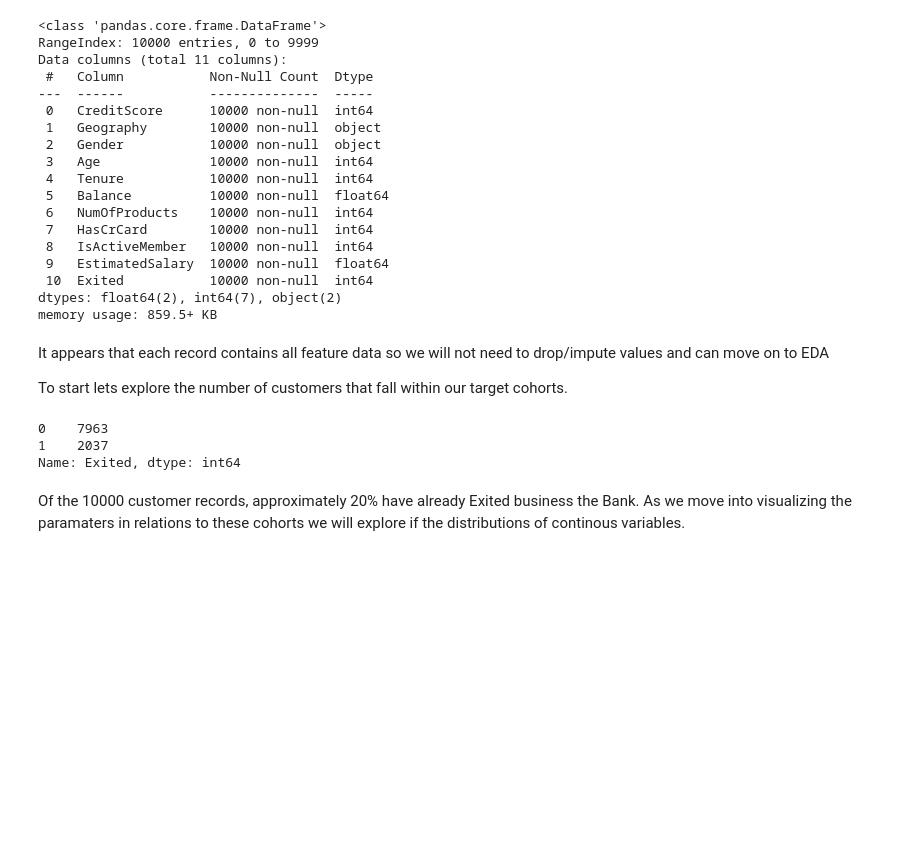
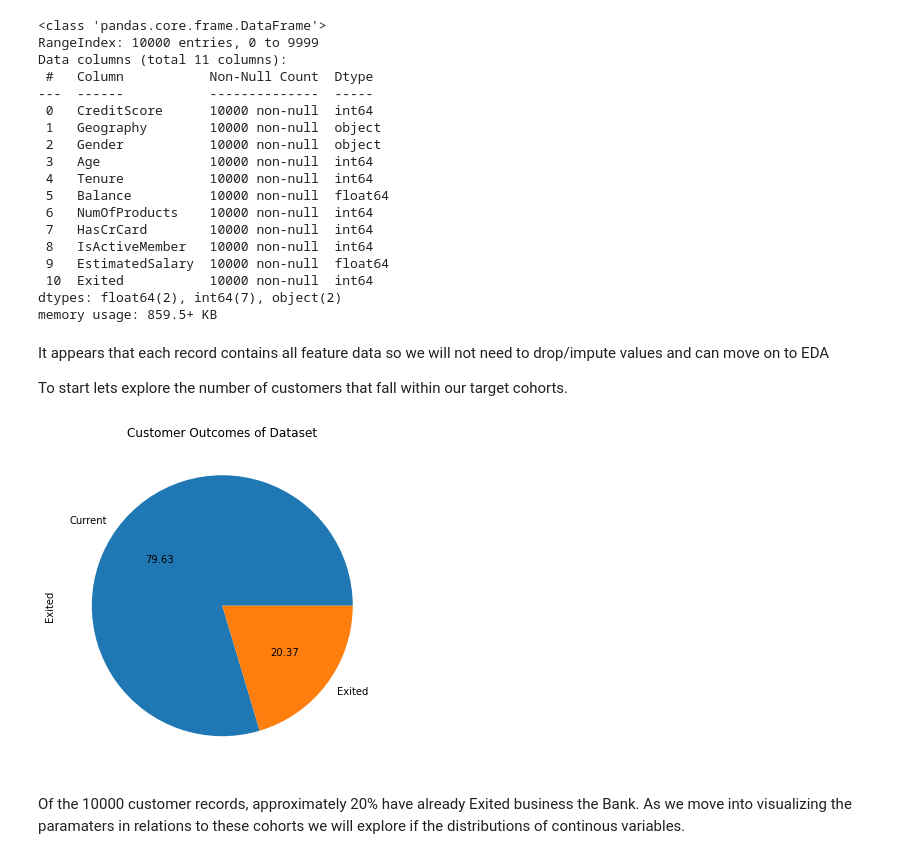
Before and after one commit to joe-orlich/Bank_Churn_Analysis, a Jupyter notebook: Data_Cleaning_EDA.ipynb, the cells around one changed output. Drawn from its saved outputs; the diff is of its cells as text; code cells hidden in the pictures; blank space fills up the shorter version.

```diff
--- a/Data_Cleaning_EDA.ipynb
+++ b/Data_Cleaning_EDA.ipynb
@@ -95,12 +95,15 @@ memory usage: 859.5+ KB
 It appears that each record contains all feature data so we will not need to drop/impute values and can move on to EDA
 
 To start lets explore the number of customers that fall within our target cohorts.
-# %%
-df.Exited.value_counts()
-# %% [output]
-0    7963
-1    2037
-Name: Exited, dtype: int64
+# %%
+fig, ax = plt.subplots(1,1, figsize=(6,6))
+
+fig.patch.set_facecolor('white')
+exited_series = pd.Series(df['Exited'])
+exited_series = exited_series.apply(lambda x: 'Exited' if x == 1 else 'Current')
+exited_series.value_counts().plot.pie(ax=ax, autopct='%.2f', title='Customer Outcomes of Dataset');
+# %% [output]
+[figure, added]
 # %% [markdown]
 Of the 10000 customer records, approximately 20% have already Exited business the Bank. As we move into visualizing the paramaters in relations to these cohorts we will explore if the distributions of continous variables.
 # %%
```
Also changed, not shown: parts of 20 cells of this notebook, 1 other file.
